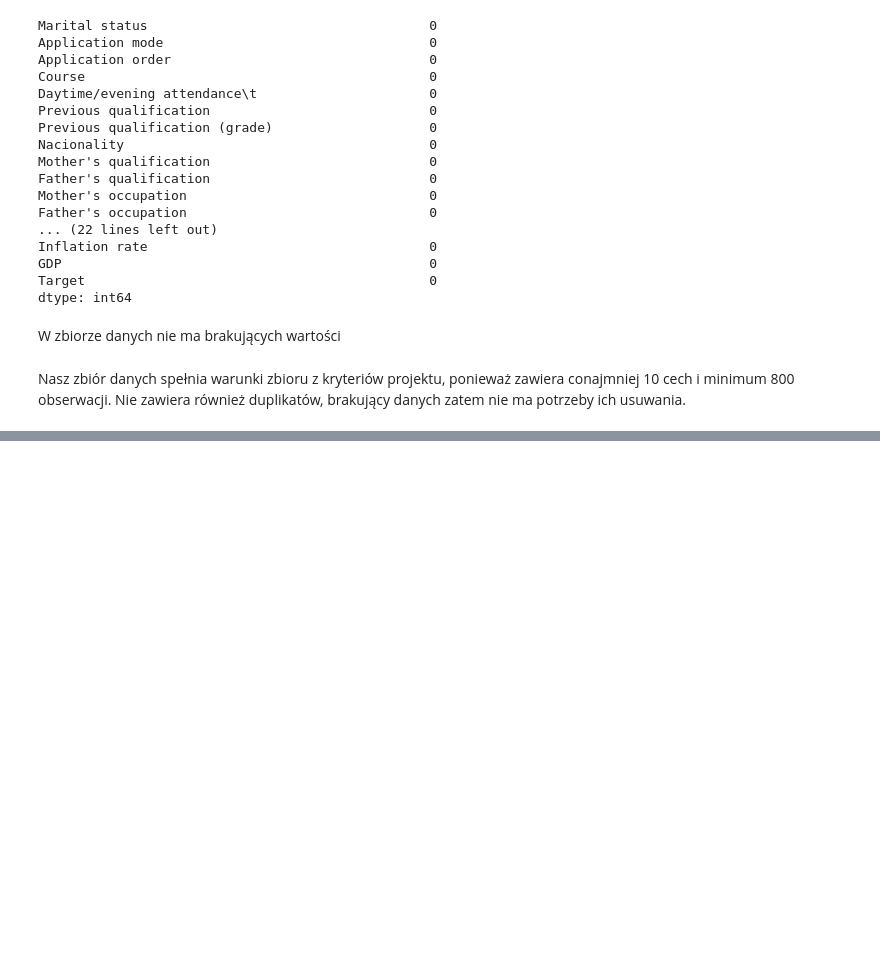
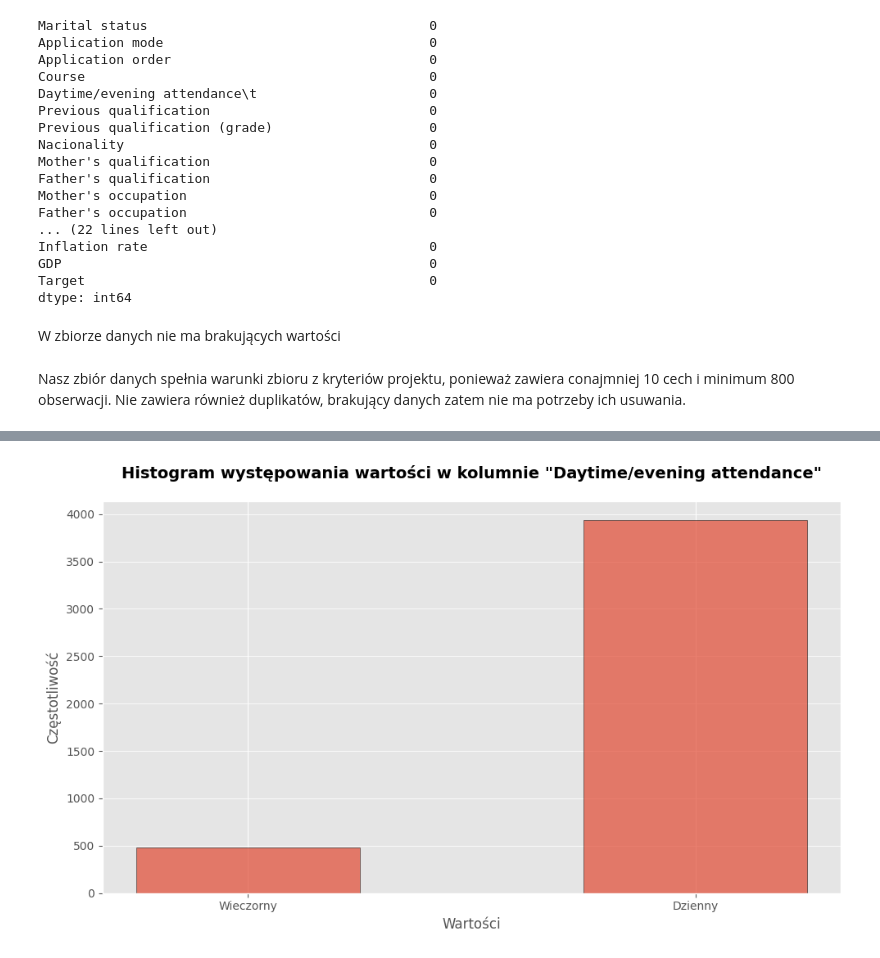
Before and after one commit to KamilMarshal/MAD_classification_project, a Jupyter notebook: ProjectNotebook.ipynb, the cells around one changed output, grey strips where cells are left out. Saved outputs shown, nothing was run; the diff lists cells and outputs as text; code cells hidden in the pictures; blank space fills up the shorter version.

```diff
--- a/ProjectNotebook.ipynb
+++ b/ProjectNotebook.ipynb
@@ -116,0 +157,16 @@ Nasz zbiór danych spełnia warunki zbioru z kryteriów projektu, ponieważ zawi
+# %%
+attendance = df['Daytime/evening attendance\t']
+
+plt.figure(figsize=(10, 6))
+plt.hist(attendance, bins=[-0.5, 0.5, 1.5], edgecolor='black', alpha=0.7, align='mid', rwidth=0.5)  # zmniejszenie szerokości kolumn
+plt.title('Histogram występowania wartości w kolumnie "Daytime/evening attendance"', fontweight='bold', fontsize=14, pad=20)
+plt.xlabel('Wartości', fontsize=12)
+plt.ylabel('Częstotliwość', fontsize=12)
+
+plt.xticks([0, 1], ['Wieczorny', 'Dzienny'])
+plt.grid(axis='y', alpha=0.75)
+plt.tight_layout()
+
+plt.show()
+# %% [output]
+[figure, added]
```
Also changed, not shown: parts of 23 cells of this notebook, 1 other file.
